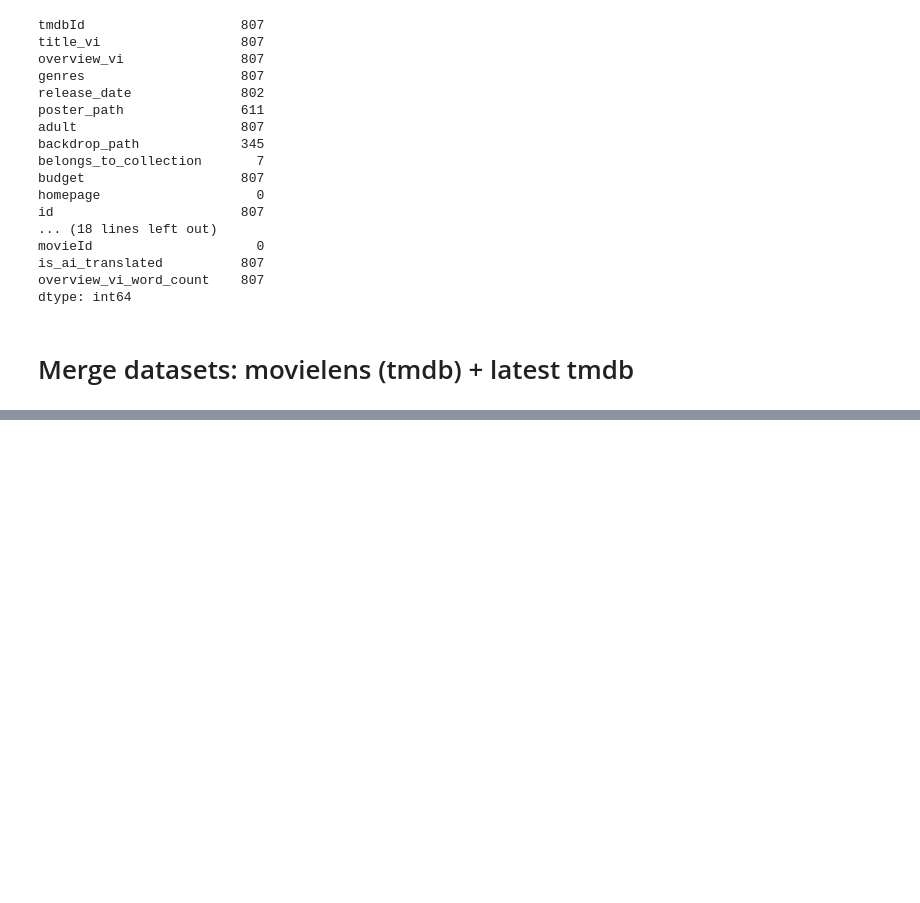
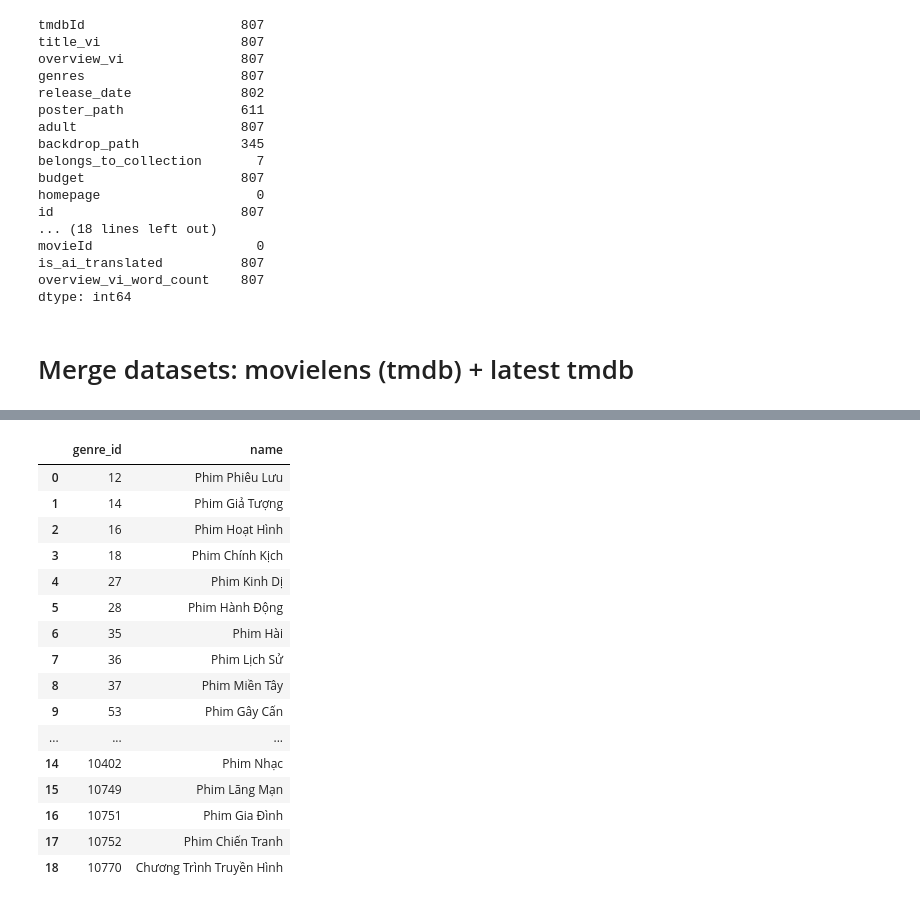
Before and after one commit to tmthuyen/movie-recommendation-system_be, a Jupyter notebook: ai-service/notebooks/02_EDA.ipynb, the cells around one changed output, grey strips where cells are left out. Cells and saved outputs as stored; diff of their text form; code cells hidden in the pictures; blank space fills up the shorter version.

```diff
--- a/ai-service/notebooks/02_EDA.ipynb
+++ b/ai-service/notebooks/02_EDA.ipynb
@@ -438,0 +435,81 @@ Hiển thị theo số từ trong overview_vi, từ ít đến nhiều:
+# %%
+import ast
+
+
+def parse_genres(value):
+    """Parse genres stored as Python-list strings into a list of dictionaries."""
+    if pd.isna(value):
+        return []
+    if isinstance(value, list):
+        return value
+    if not isinstance(value, str) or not value.strip():
+        return []
+
+    try:
+        parsed = ast.literal_eval(value)
+    except (ValueError, SyntaxError):
+        return []
+
+    return parsed if isinstance(parsed, list) else []
+
+
+# Keep the full merged catalog, including latest TMDB movies without MovieLens movieId.
+all_movies_df = all_movies_df.copy()
+all_movies_df['movieId'] = pd.to_numeric(all_movies_df['movieId'], errors='coerce').astype('Int64')
+# all_movies_df['tmdb_id'] = pd.to_numeric(
+#     all_movies_df['tmdb_id'].fillna(all_movies_df.get('id')),
+#     errors='coerce',
+# ).astype('Int64')
+
+valid_movie_ids = set(all_movies_df['tmdb_id'].dropna().astype('int64'))
+ratings_df = movielens_df['ratings'].copy()
+ratings_before = len(ratings_df)
+ratings_df['movieId'] = pd.to_numeric(ratings_df['movieId'], errors='coerce').astype('Int64')
+ratings_df = ratings_df[ratings_df['movieId'].isin(valid_movie_ids)].reset_index(drop=True)
+
+print(f'Ratings trước lọc: {ratings_before:,}')
+print(f'Ratings sau lọc movieId: {len(ratings_df):,}')
+print(f'MovieId hợp lệ: {len(valid_movie_ids):,}')
+print(f'User còn tương tác hợp lệ: {ratings_df["userId"].nunique():,}')
+
+assert ratings_df['movieId'].notna().all()
+assert set(ratings_df['movieId'].astype('int64')).issubset(valid_movie_ids)
+
+parsed_genres = all_movies_df[['tmdb_id', 'genres']].copy()
+parsed_genres['genres'] = parsed_genres['genres'].map(parse_genres)
+parsed_genres = parsed_genres.explode('genres').dropna(subset=['genres'])
+parsed_genres['genre_id'] = parsed_genres['genres'].map(
+    lambda genre: genre.get('id') if isinstance(genre, dict) else None
+)
+parsed_genres['genre_name'] = parsed_genres['genres'].map(
+    lambda genre: genre.get('name') if isinstance(genre, dict) else None
+)
+
+movie_genres_df = (
+    parsed_genres[['tmdb_id', 'genre_id', 'genre_name']]
+    .dropna(subset=['tmdb_id', 'genre_id', 'genre_name'])
+    .assign(
+        tmdb_id=lambda frame: pd.to_numeric(frame['tmdb_id'], errors='coerce').astype('Int64'),
+        genre_id=lambda frame: pd.to_numeric(frame['genre_id'], errors='coerce').astype('Int64'),
+    )
+    .drop_duplicates(['tmdb_id', 'genre_id'])
+    .reset_index(drop=True)
+)
+
+genres_df = (
+    movie_genres_df[['genre_id', 'genre_name']]
+    .rename(columns={'genre_name': 'name'})
+    .drop_duplicates(['genre_id', 'name'])
+    .sort_values(['genre_id', 'name'])
+    .reset_index(drop=True)
+)
+
+print(f'Movie-genre relationships: {len(movie_genres_df):,}')
+print(f'Unique genres: {len(genres_df):,}')
+display(genres_df)
+display(movie_genres_df.head())
+
+ratings_df.to_csv(MOVIELENS_DIR / 'ratings_filtered_by_movie.csv', index=False)
+movie_genres_df.to_csv(TMDB_DIR / 'movie_genres.csv', index=False, encoding='utf-8-sig')
+genres_df.to_csv(TMDB_DIR / 'genres.csv', index=False, encoding='utf-8-sig')
+# %% [output]
@@ -438,0 +522,17 @@ Hiển thị theo số từ trong overview_vi, từ ít đến nhiều:
+|  | genre_id | name |
+| 0 | 12 | Phim Phiêu Lưu |
+| 1 | 14 | Phim Giả Tượng |
+| 2 | 16 | Phim Hoạt Hình |
+| 3 | 18 | Phim Chính Kịch |
+| 4 | 27 | Phim Kinh Dị |
+| 5 | 28 | Phim Hành Động |
+| 6 | 35 | Phim Hài |
+| 7 | 36 | Phim Lịch Sử |
+| 8 | 37 | Phim Miền Tây |
+| 9 | 53 | Phim Gây Cấn |
+| ... | ... | ... |
+| 14 | 10402 | Phim Nhạc |
+| 15 | 10749 | Phim Lãng Mạn |
+| 16 | 10751 | Phim Gia Đình |
+| 17 | 10752 | Phim Chiến Tranh |
+| 18 | 10770 | Chương Trình Truyền Hình |
```
Also changed, not shown: parts of 8 cells of this notebook.
